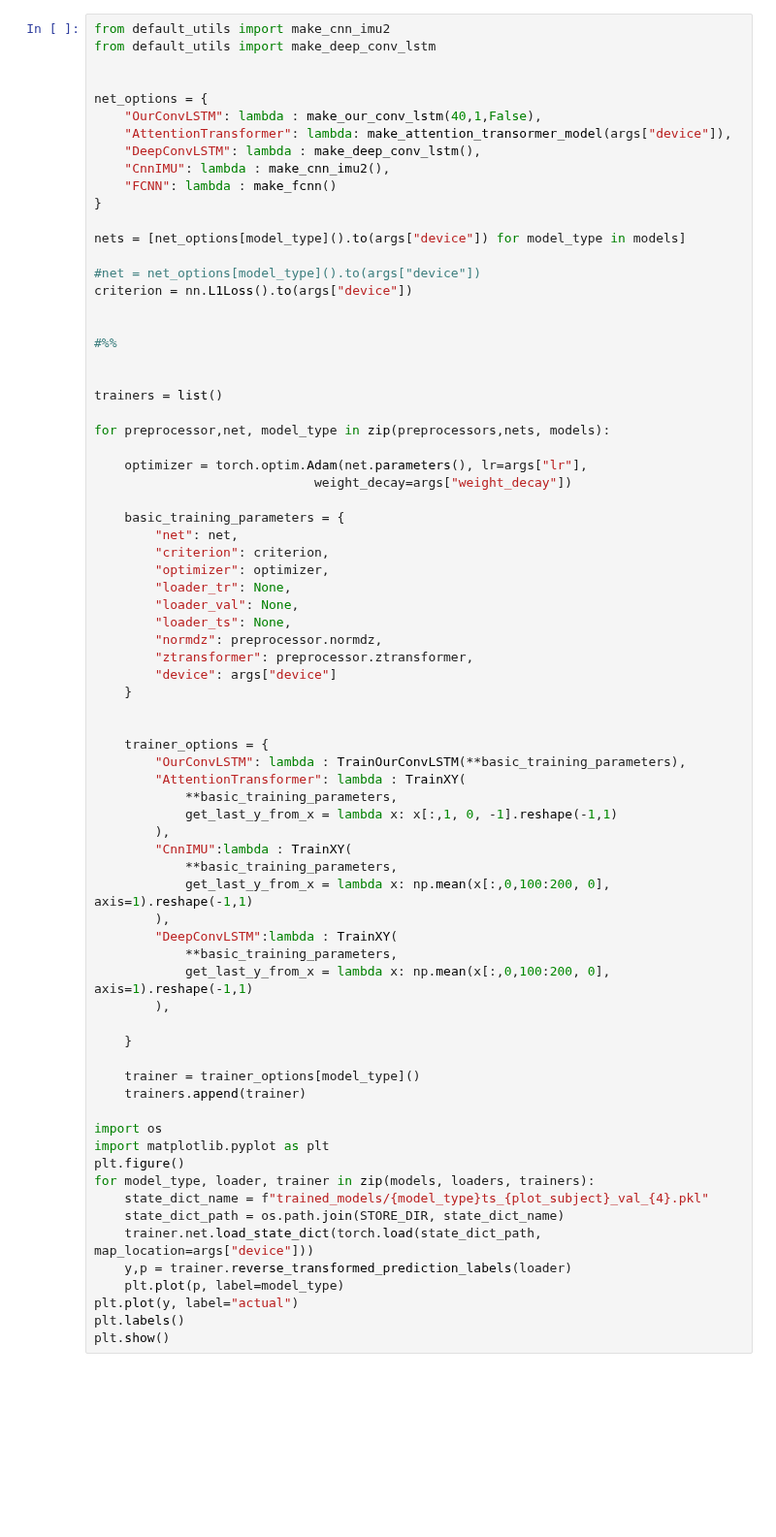
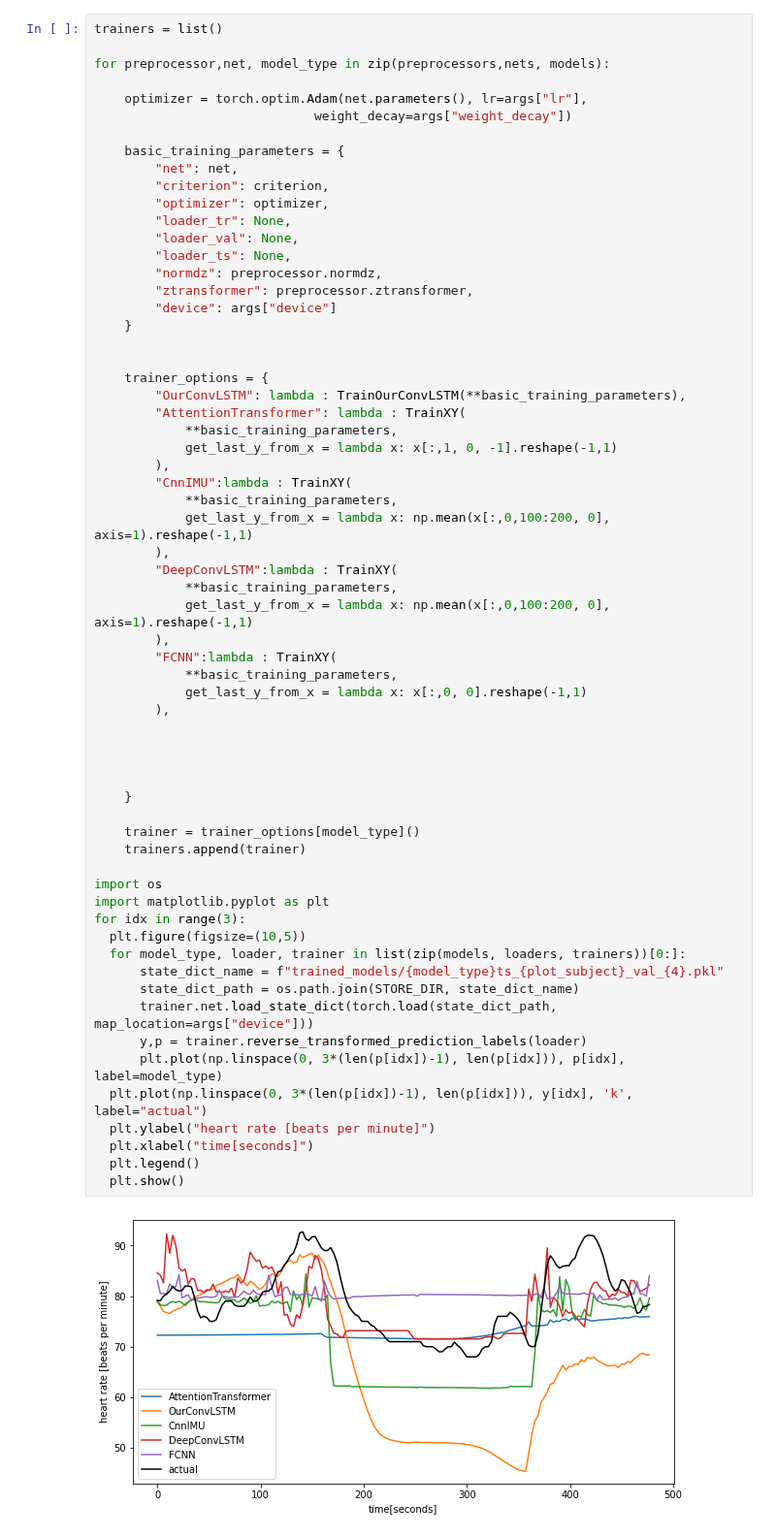
Before and after one commit to davipeag/HeartRateRegression, a Jupyter notebook: display_multi.ipynb, the cells around one changed output. Shown at 97% size. Cells and saved outputs as stored; diff of their text form; blank space fills up the shorter version.

```diff
--- a/display_multi.ipynb
+++ b/display_multi.ipynb
@@ -154,25 +191,4 @@ loaders = [make_loader([xy], dataset_cls, batch_size = args["batch_size"], shuff
 # %%
-from default_utils import make_cnn_imu2
-from default_utils import make_deep_conv_lstm
-
-
-net_options = {
-    "OurConvLSTM": lambda : make_our_conv_lstm(40,1,False),
-    "AttentionTransformer": lambda: make_attention_transormer_model(args["device"]),
-    "DeepConvLSTM": lambda : make_deep_conv_lstm(),
-    "CnnIMU": lambda : make_cnn_imu2(),
-    "FCNN": lambda : make_fcnn()
-}
-
-nets = [net_options[model_type]().to(args["device"]) for model_type in models]
-
-#net = net_options[model_type]().to(args["device"])
-criterion = nn.L1Loss().to(args["device"])
-
-
-#%%
-
-
 trainers = list()
 
 for preprocessor,net, model_type in zip(preprocessors,nets, models):
@@ -188,40 +204,52 @@ for preprocessor,net, model_type in zip(preprocessors,nets, models):
         "loader_val": None,
         "loader_ts": None,
         "normdz": preprocessor.normdz,
         "ztransformer": preprocessor.ztransformer,
         "device": args["device"]
     }
 
 
     trainer_options = {
         "OurConvLSTM": lambda : TrainOurConvLSTM(**basic_training_parameters),
         "AttentionTransformer": lambda : TrainXY(
             **basic_training_parameters,
             get_last_y_from_x = lambda x: x[:,1, 0, -1].reshape(-1,1)
         ),
         "CnnIMU":lambda : TrainXY(
             **basic_training_parameters,
             get_last_y_from_x = lambda x: np.mean(x[:,0,100:200, 0], axis=1).reshape(-1,1)
         ),
         "DeepConvLSTM":lambda : TrainXY(
             **basic_training_parameters,
             get_last_y_from_x = lambda x: np.mean(x[:,0,100:200, 0], axis=1).reshape(-1,1)
         ),
+        "FCNN":lambda : TrainXY(
+            **basic_training_parameters,
+            get_last_y_from_x = lambda x: x[:,0, 0].reshape(-1,1)
+        ),
+
+
+
 
     }
 
     trainer = trainer_options[model_type]()
     trainers.append(trainer)
 
 import os
 import matplotlib.pyplot as plt
-plt.figure()
-for model_type, loader, trainer in zip(models, loaders, trainers):
-    state_dict_name = f"trained_models/{model_type}ts_{plot_subject}_val_{4}.pkl"
-    state_dict_path = os.path.join(STORE_DIR, state_dict_name)
-    trainer.net.load_state_dict(torch.load(state_dict_path, map_location=args["device"]))
-    y,p = trainer.reverse_transformed_prediction_labels(loader)
-    plt.plot(p, label=model_type)
-plt.plot(y, label="actual")
-plt.labels()
-plt.show()
+for idx in range(3):
+  plt.figure(figsize=(10,5))
+  for model_type, loader, trainer in list(zip(models, loaders, trainers))[0:]:
+      state_dict_name = f"trained_models/{model_type}ts_{plot_subject}_val_{4}.pkl"
+      state_dict_path = os.path.join(STORE_DIR, state_dict_name)
+      trainer.net.load_state_dict(torch.load(state_dict_path, map_location=args["device"]))
+      y,p = trainer.reverse_transformed_prediction_labels(loader)
+      plt.plot(np.linspace(0, 3*(len(p[idx])-1), len(p[idx])), p[idx], label=model_type)
+  plt.plot(np.linspace(0, 3*(len(p[idx])-1), len(p[idx])), y[idx], 'k', label="actual")
+  plt.ylabel("heart rate [beats per minute]")
+  plt.xlabel("time[seconds]")
+  plt.legend()
+  plt.show()
+# %% [output]
+[figure, added]
```
Also changed, not shown: parts of 4 cells of this notebook.
